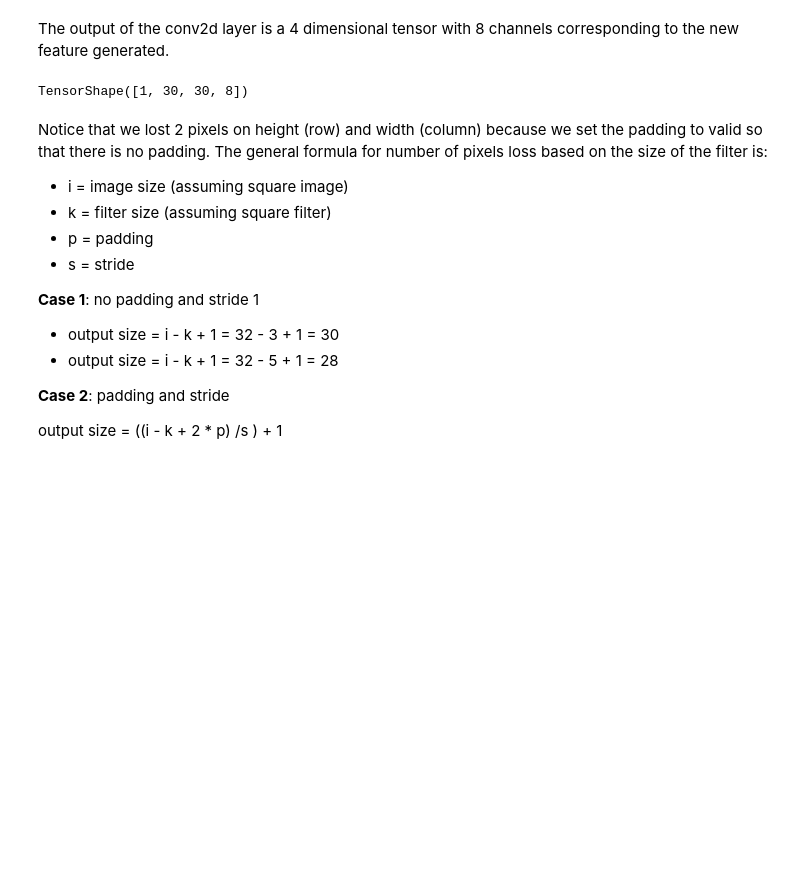
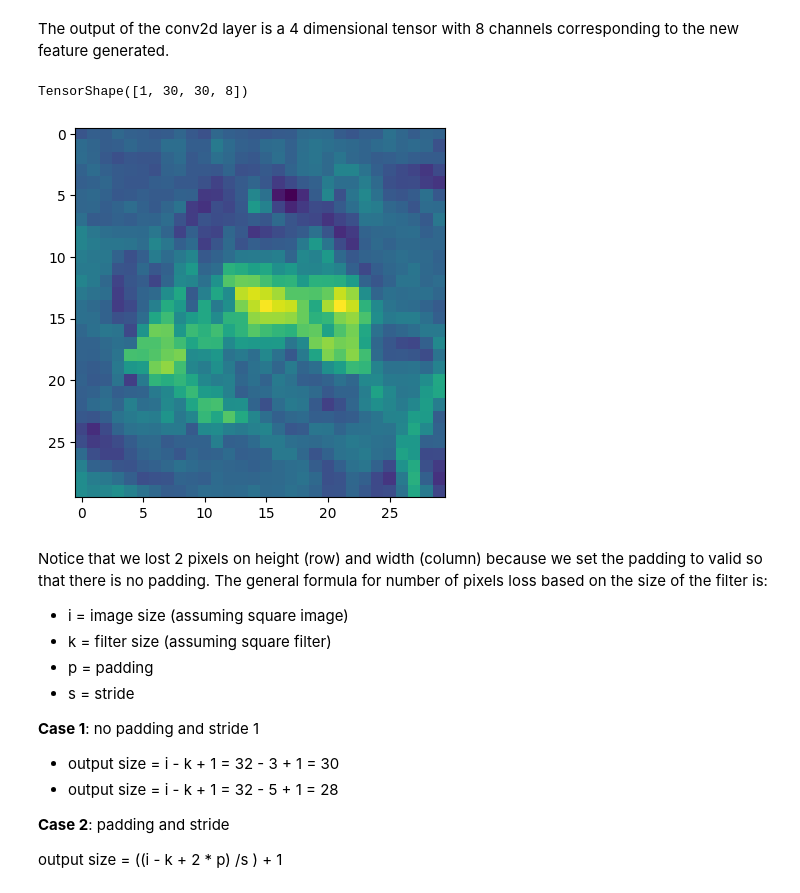
Before and after one commit to bparment1/deep_learning_with_satellite_imagery_and_geospatial_data, a Jupyter notebook: intro_to_image_classification_with_CNN_cifar10.ipynb, the cells around one changed output. Drawn from its saved outputs; the diff is of its cells as text; code cells hidden in the pictures; blank space fills up the shorter version.

```diff
--- a/intro_to_image_classification_with_CNN_cifar10.ipynb
+++ b/intro_to_image_classification_with_CNN_cifar10.ipynb
@@ -369,10 +336,12 @@ image_example.shape
 # %% [markdown]
 The output of the conv2d layer is a 4 dimensional tensor with 8 channels corresponding to the new feature generated.
 # %%
-image_output = conv2D_layer(image_example)
+image_output = conv2D_layer(image_example.astype(np.float32))
+plt.imshow(image_output[0,:,:,0])
 image_output.shape
 # %% [output]
 TensorShape([1, 30, 30, 8])
+[figure, added]
 # %% [markdown]
 Notice that we lost 2 pixels on height (row) and width (column) because we set the padding to valid so that there is no padding. The general formula for number of pixels loss based on the size of the filter is:
 
```
Also changed, not shown: parts of 26 cells of this notebook.
